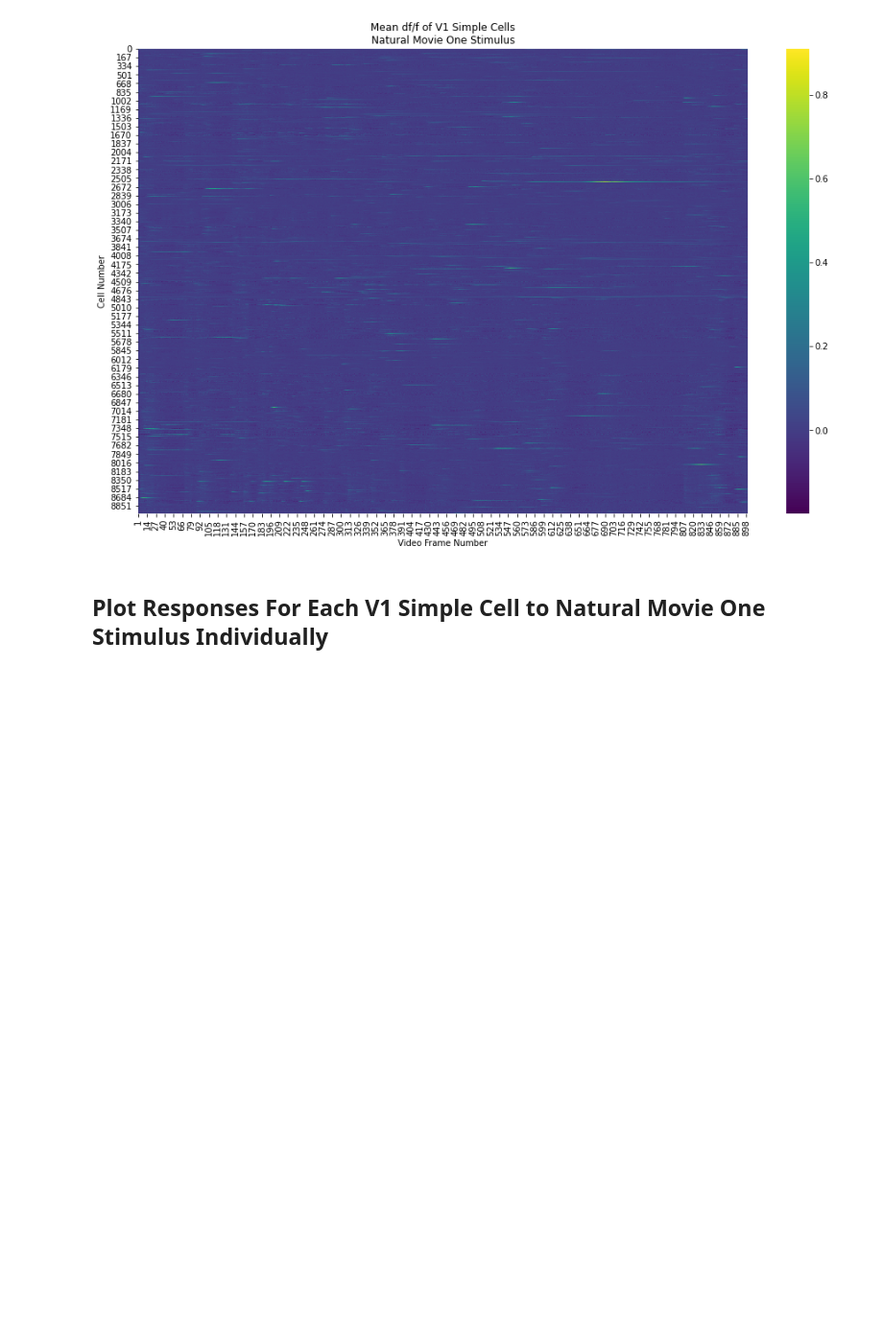
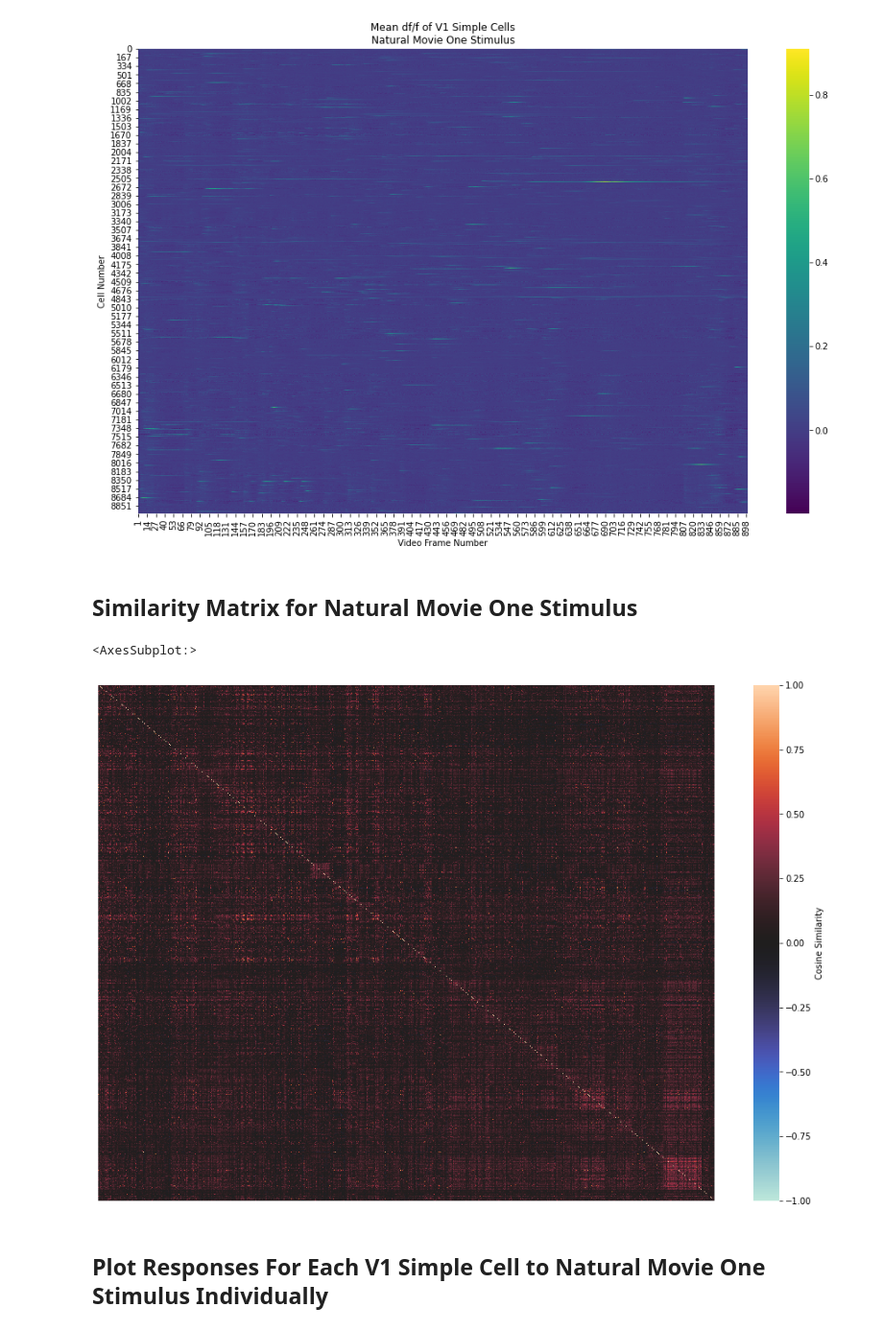
Before and after one commit to MichaelTeti/NEMO, a Jupyter notebook: examples/plot_responses.ipynb, the cells around one changed output. Shown at 96% size. Drawn from its saved outputs; the diff is of its cells as text; code cells hidden in the pictures; blank space fills up the shorter version.

Commit message:
add similarity matrix plotting

```diff
--- a/examples/plot_responses.ipynb
+++ b/examples/plot_responses.ipynb
@@ -11,7 +12,7 @@ import seaborn
 # %% [markdown]
 Get a list of the .csv files corresponding to each V1 Simple cell's df/f, eye tracking data, running speed, etc. to natural movie stimuli.
 # %%
-data_dir = '../data/AIBO/VISp/L4/ExtractedData/trace_data/natural_movies/'
+data_dir = '../data/AIBO/VISp/L4/Exc/ExtractedData/trace_data/natural_movies/'
 # %%
 cell_fpaths = [os.path.join(data_dir, f) for f in os.listdir(data_dir)]
 cell_fpaths.sort()  # sort in case we want to do another natural movie stimulus later
@@ -56,6 +57,24 @@ plt.title('Mean df/f of V1 Simple Cells\nNatural Movie One Stimulus')
 # %% [output]
 Text(0.5, 1.0, 'Mean df/f of V1 Simple Cells\nNatural Movie One Stimulus')
 [figure]
+# %% [markdown]
+## Similarity Matrix for Natural Movie One Stimulus
+# %%
+data_np = trial_avg_agg.to_numpy()[::4] # just take every 4th neuron to make plotting easier
+# %%
+fig = plt.figure(figsize = (16, 11))
+seaborn.heatmap(
+    data = cosine_similarity(data_np, data_np),
+    cbar_kws = {'label': 'Cosine Similarity'},
+    cmap = 'icefire',
+    vmin = -1.0,
+    vmax = 1.0,
+    xticklabels = False,
+    yticklabels = False
+)
+# %% [output]
+<AxesSubplot:>
+[figure, added]
 # %% [markdown]
 ## Plot Responses For Each V1 Simple Cell to Natural Movie One Stimulus Individually
 # %% [markdown]
```
Also changed, not shown: parts of 10 cells of this notebook.
